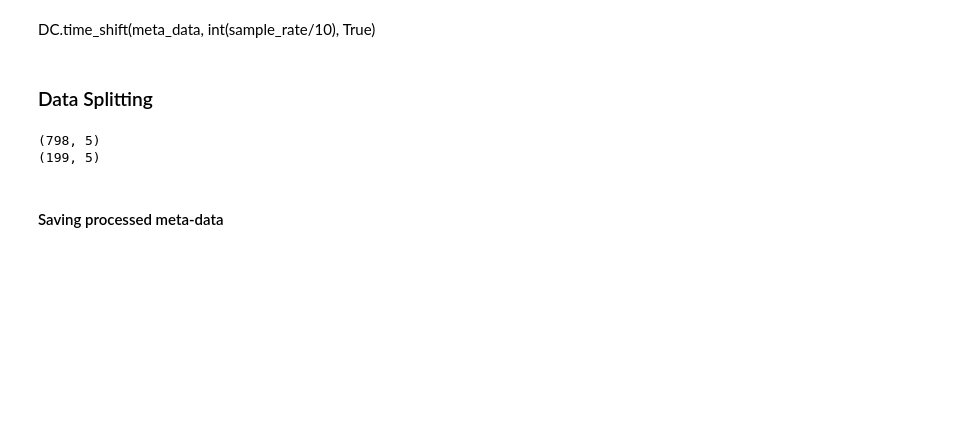
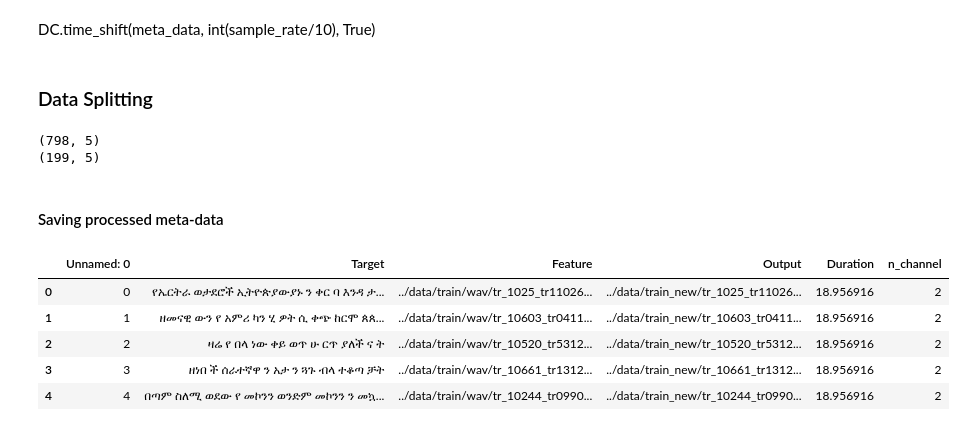
Before and after one commit to Micky373/speech_to_text, a Jupyter notebook: notebooks/preprocessing.ipynb, the cells around one changed output. Saved outputs shown, nothing was run; the diff lists cells and outputs as text; code cells hidden in the pictures; blank space fills up the shorter version.

Commit message:
loading and checking saved data

```diff
--- a/notebooks/preprocessing.ipynb
+++ b/notebooks/preprocessing.ipynb
@@ -247,3 +247,15 @@ print(test.shape)
 
 DC.meta_saver(train, "../data/train_meta.csv", "csv")
 DC.meta_saver(test, "../data/test_meta.csv", "csv")
+# %%
+# loading and checking json data
+
+test_df = DC.meta_loader("../data/train_meta.csv", "csv")
+test_df.head()
+# %% [output]
+|  | Unnamed: 0 | Target | Feature | Output | Duration | n_channel |
+| 0 | 0 | የኤርትራ ወታደሮች ኢትዮጵያውያኑ ን ቀር ባ እንዳ ታ... | ../data/train/wav/tr_1025_tr11026... | ../data/train_new/tr_1025_tr11026... | 18.956916 | 2 |
+| 1 | 1 | ዘመናዊ ውን የ አምሪ ካን ሂ ዎት ሲ ቀጭ ከርሞ ጰጰ... | ../data/train/wav/tr_10603_tr0411... | ../data/train_new/tr_10603_tr0411... | 18.956916 | 2 |
+| 2 | 2 | ዛሬ የ በላ ነው ቀይ ወጥ ሁ ርጥ ያለች ና ት | ../data/train/wav/tr_10520_tr5312... | ../data/train_new/tr_10520_tr5312... | 18.956916 | 2 |
+| 3 | 3 | ዘነበ ች ሰራተኛዋ ን አታ ን ጓጉ ብላ ተቆጣ ቻት | ../data/train/wav/tr_10661_tr1312... | ../data/train_new/tr_10661_tr1312... | 18.956916 | 2 |
+| 4 | 4 | በጣም ስለሚ ወደው የ መኮንን ወንድም መኮንን ን መኳ... | ../data/train/wav/tr_10244_tr0990... | ../data/train_new/tr_10244_tr0990... | 18.956916 | 2 |
```
